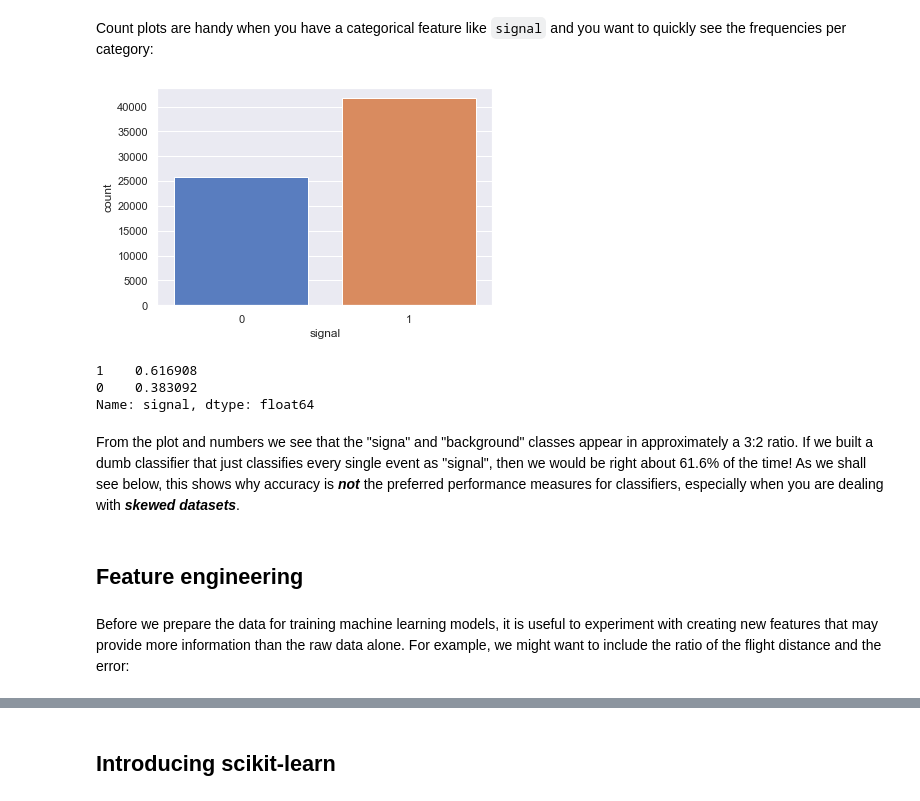
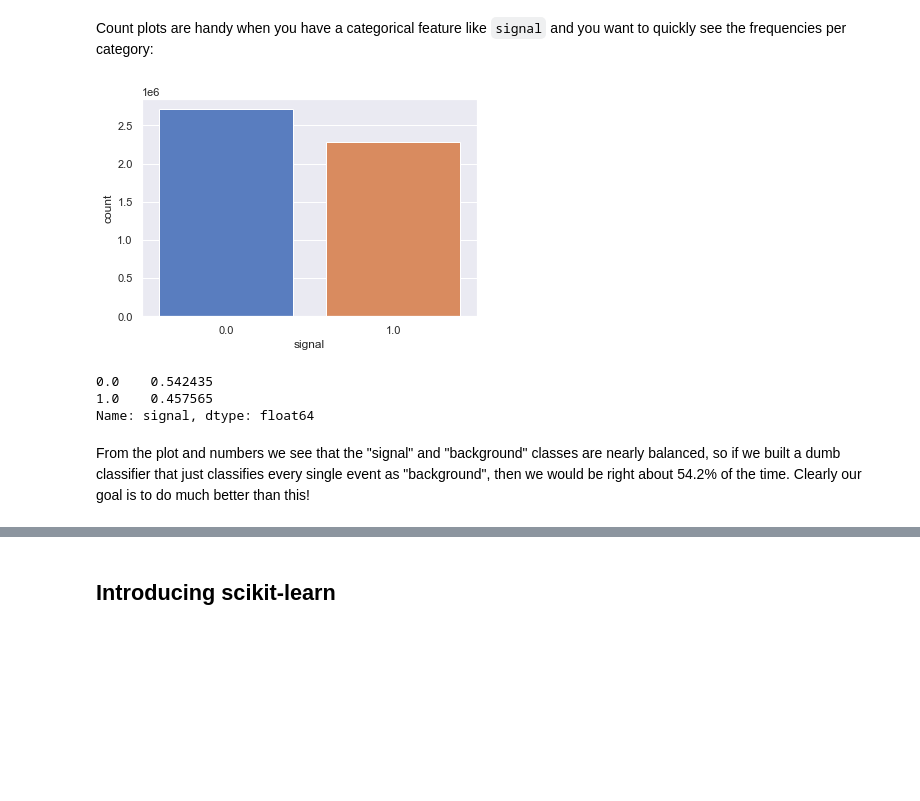
Before and after one commit to lewtun/hepml, a Jupyter notebook: notebooks/lesson01_intro-to-random-forests.ipynb, the cells around one changed output, grey strips where cells are left out. Drawn from its saved outputs; the diff is of its cells as text; code cells hidden in the pictures; blank space fills up the shorter version.

Commit message:
Replace lesson01 content with SUSY dataset

```diff
--- a/notebooks/lesson01_intro-to-random-forests.ipynb
+++ b/notebooks/lesson01_intro-to-random-forests.ipynb
@@ -86,3 +82,9 @@ test = pd.read_csv(DATA / "tau_decays_test.csv")
+# %%
+columns=["signal", "lepton 1 pT", "lepton 1 eta", "lepton 1 phi", "lepton 2 pT", "lepton 2 eta",
+         "lepton 2 phi", "missing energy magnitude", "missing energy phi", "MET_rel",
+         "axial MET", "M_R", "M_TR_2", "R", "MT2", "S_R", "M_Delta_R", "dPhi_r_b", "cos(theta_r1)"]
+# %%
+susy = pd.read_csv(DATA / "susy.gz", compression="gzip", names=columns)
 # %% [markdown]
 ## Inspect the data
 # %% [markdown]
@@ -242,19 +210,15 @@ plot_histogram("p0_track_Chi2Dof", train)
 # %% [markdown]
 Count plots are handy when you have a categorical feature like `signal` and you want to quickly see the frequencies per category:
 # %%
-sns.countplot(x="signal", data=train)
+sns.countplot(x="signal", data=susy)
 plt.show()
 # %% [output]
-[figure, old version]
+[figure, new version]
 # %%
-train["signal"].value_counts(normalize=True)
+susy["signal"].value_counts(normalize=True)
 # %% [output]
-1    0.616908
-0    0.383092
+0.0    0.542435
+1.0    0.457565
 Name: signal, dtype: float64
 # %% [markdown]
-From the plot and numbers we see that the "signa" and "background" classes appear in approximately a 3:2 ratio. If we built a dumb classifier that just classifies every single event as "signal", then we would be right about 61.6% of the time! As we shall see below, this shows why accuracy is _**not**_ the preferred performance measures for classifiers, especially when you are dealing with _**skewed datasets**_.
+From the plot and numbers we see that the "signal" and "background" classes are nearly balanced, so if we built a dumb classifier that just classifies every single event as "background", then we would be right about 54.2% of the time. Clearly our goal is to do much better than this!
-# %% [markdown]
-## Feature engineering
-# %% [markdown]
-Before we prepare the data for training machine learning models, it is useful to experiment with creating new features that may provide more information than the raw data alone. For example, we might want to include the ratio of the flight distance and the error:
```
Also changed, not shown: parts of 86 cells of this notebook, 16 other files.
